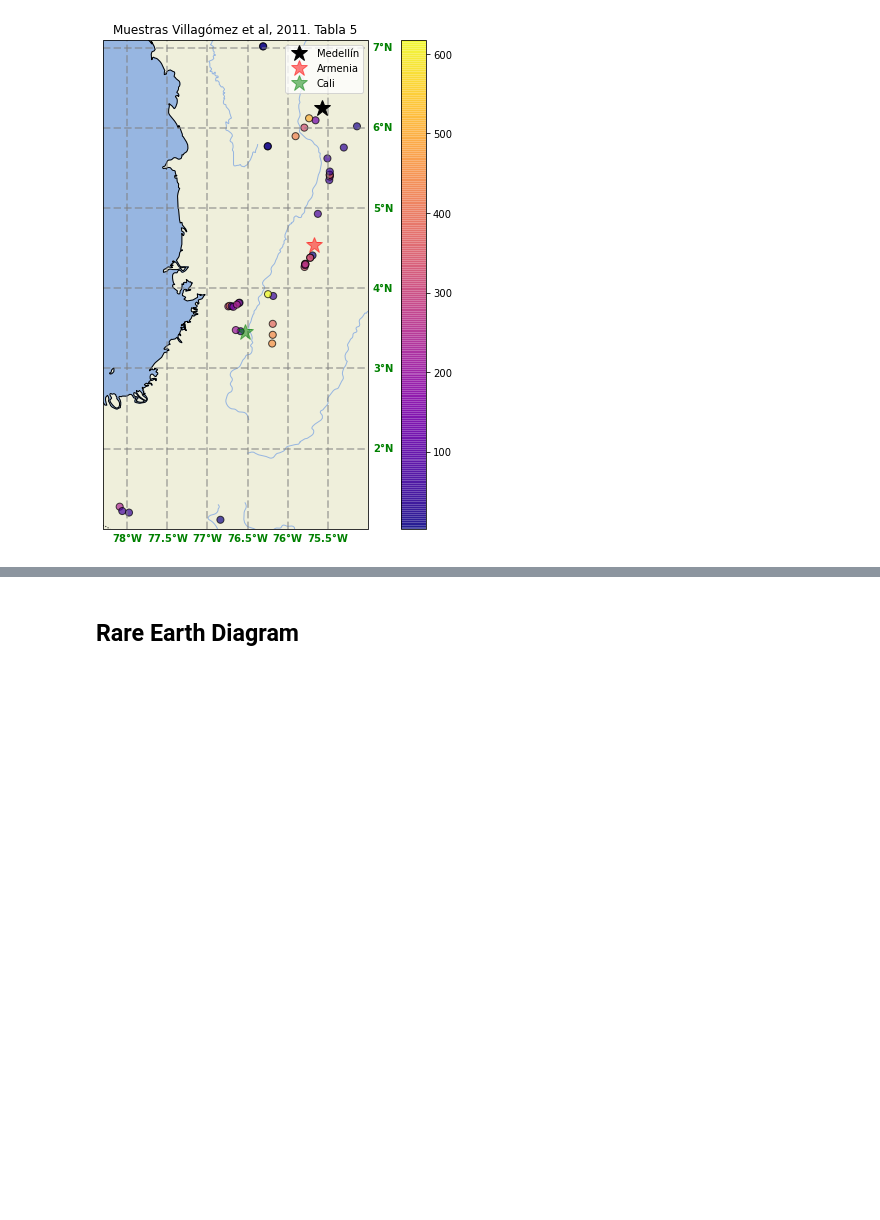
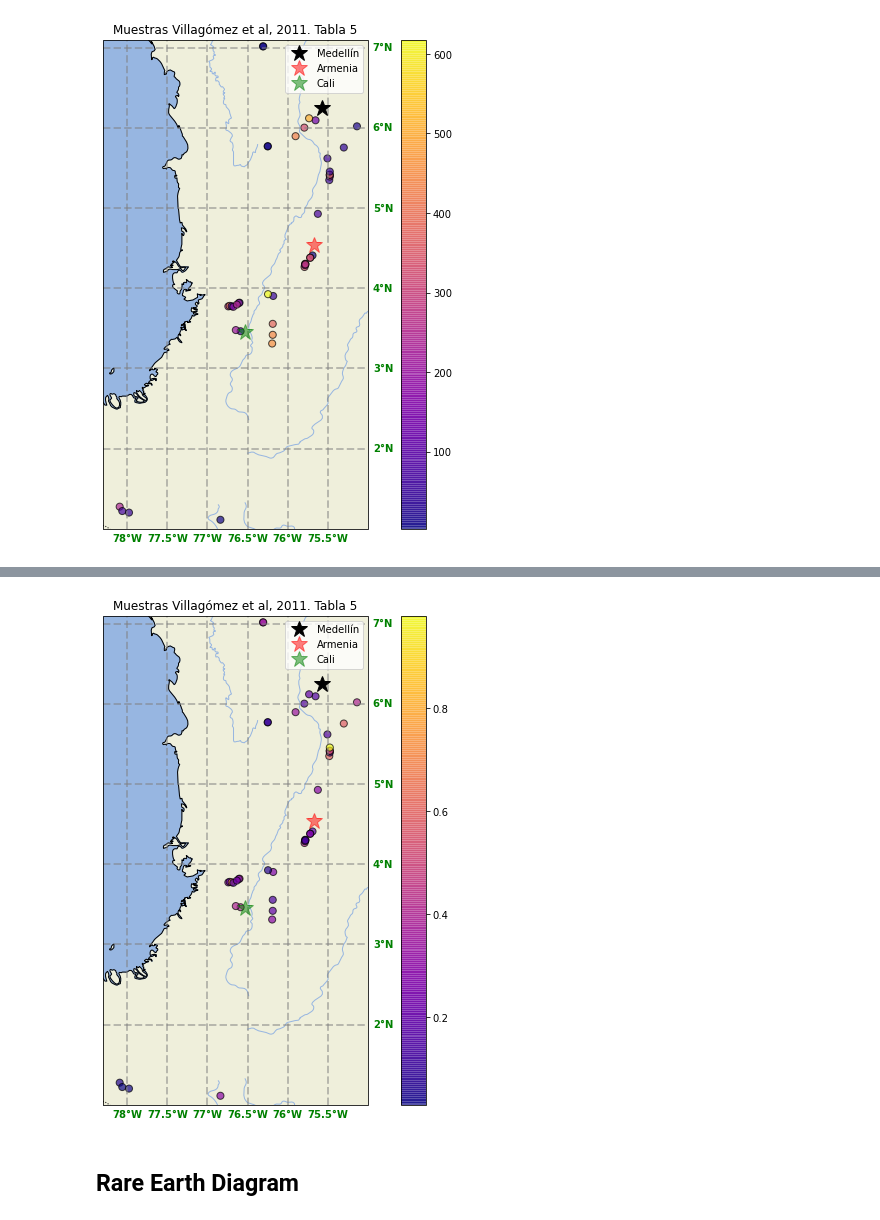
Before and after one commit to ieferreira/geological-menagerie, a Jupyter notebook: CordillerasDiagrams/cordillerasVisualization.ipynb, the cells around one changed output, grey strips where cells are left out. Saved outputs shown, nothing was run; the diff lists cells and outputs as text; code cells hidden in the pictures; blank space fills up the shorter version.

```diff
--- a/CordillerasDiagrams/cordillerasVisualization.ipynb
+++ b/CordillerasDiagrams/cordillerasVisualization.ipynb
@@ -166,3 +156,7 @@ plt.show()
+# %%
+plot_map(data, element="Ta")
+# %% [output]
+[figure, added]
 # %% [markdown]
 ## Rare Earth Diagram
 # %%
```
Also changed, not shown: parts of 4 cells of this notebook.
